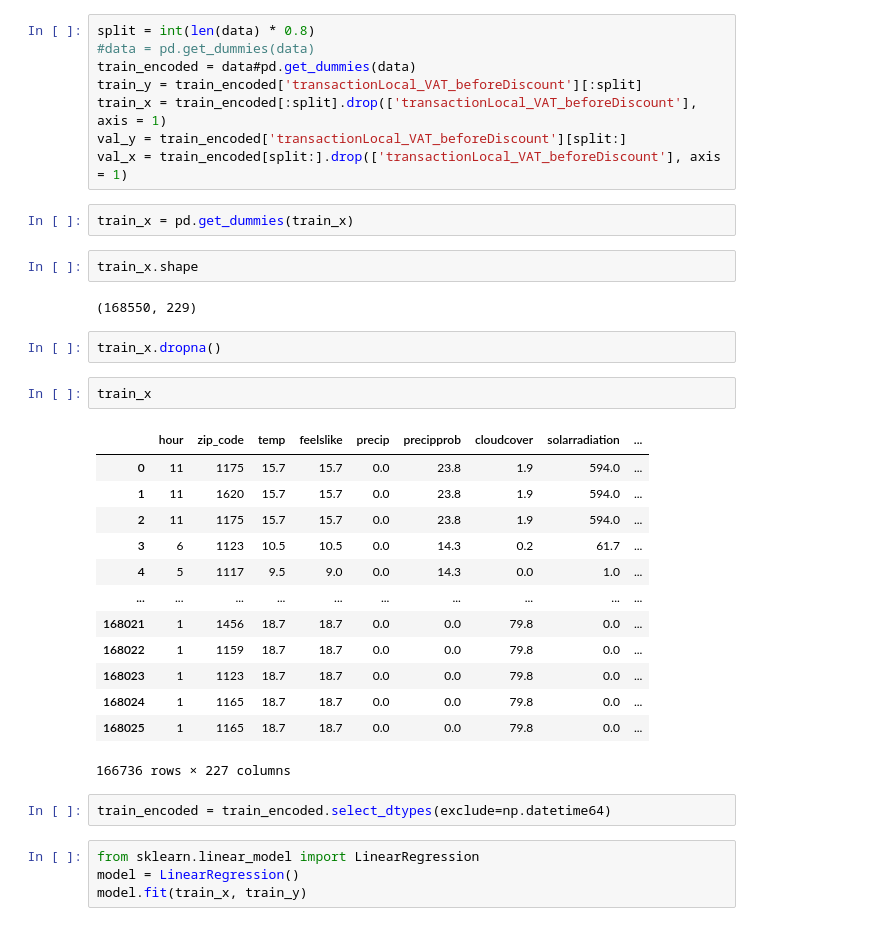
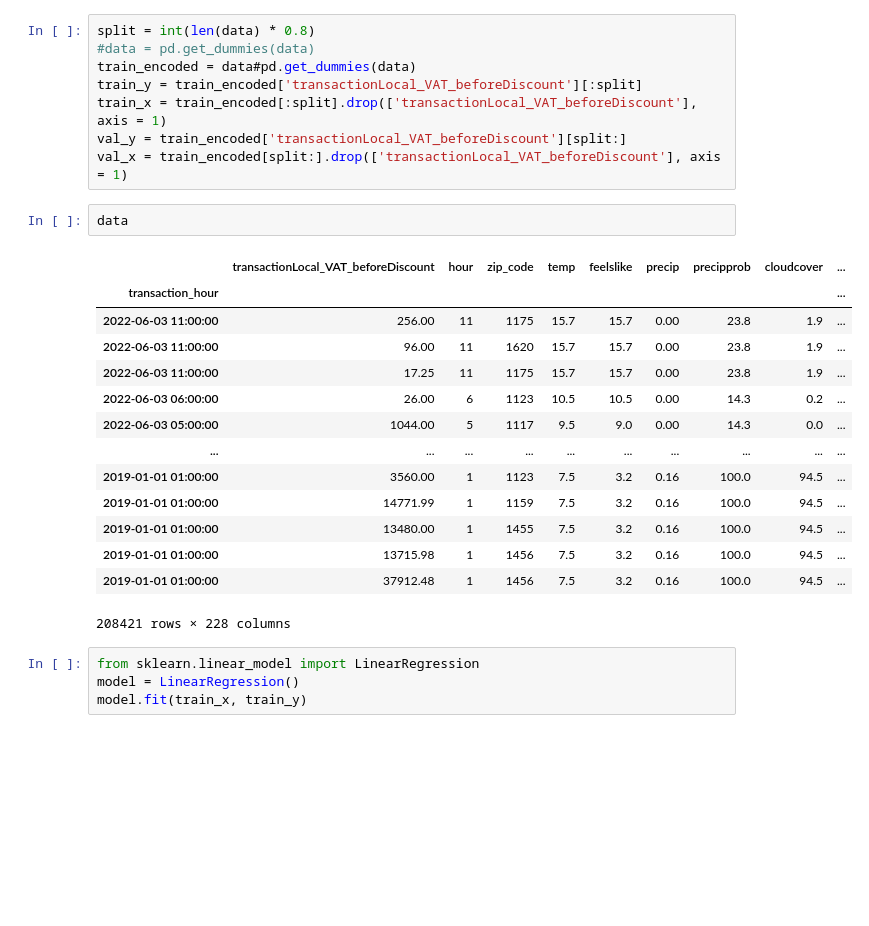
Before and after one commit to Maplewarrior/IntellishoreRekom, a Jupyter notebook: Untitled.ipynb, the cells around one changed output. Drawn from its saved outputs; the diff is of its cells as text; blank space fills up the shorter version.

```diff
--- a/Untitled.ipynb
+++ b/Untitled.ipynb
@@ -193,32 +193,23 @@ train_y = train_encoded['transactionLocal_VAT_beforeDiscount'][:split]
 train_x = train_encoded[:split].drop(['transactionLocal_VAT_beforeDiscount'], axis = 1)
 val_y = train_encoded['transactionLocal_VAT_beforeDiscount'][split:]
 val_x = train_encoded[split:].drop(['transactionLocal_VAT_beforeDiscount'], axis = 1)
-# %%
-train_x = pd.get_dummies(train_x)
-# %%
-train_x.shape
-# %% [output]
-(168550, 229)
-# %%
-train_x.dropna()
-# %%
-train_x
-# %% [output]
-|  | hour | zip_code | temp | feelslike | precip | precipprob | cloudcover | solarradiation | ... |
-| 0 | 11 | 1175 | 15.7 | 15.7 | 0.0 | 23.8 | 1.9 | 594.0 | ... |
-| 1 | 11 | 1620 | 15.7 | 15.7 | 0.0 | 23.8 | 1.9 | 594.0 | ... |
-| 2 | 11 | 1175 | 15.7 | 15.7 | 0.0 | 23.8 | 1.9 | 594.0 | ... |
-| 3 | 6 | 1123 | 10.5 | 10.5 | 0.0 | 14.3 | 0.2 | 61.7 | ... |
-| 4 | 5 | 1117 | 9.5 | 9.0 | 0.0 | 14.3 | 0.0 | 1.0 | ... |
-| ... | ... | ... | ... | ... | ... | ... | ... | ... | ... |
-| 168021 | 1 | 1456 | 18.7 | 18.7 | 0.0 | 0.0 | 79.8 | 0.0 | ... |
-| 168022 | 1 | 1159 | 18.7 | 18.7 | 0.0 | 0.0 | 79.8 | 0.0 | ... |
-| 168023 | 1 | 1123 | 18.7 | 18.7 | 0.0 | 0.0 | 79.8 | 0.0 | ... |
-| 168024 | 1 | 1165 | 18.7 | 18.7 | 0.0 | 0.0 | 79.8 | 0.0 | ... |
-| 168025 | 1 | 1165 | 18.7 | 18.7 | 0.0 | 0.0 | 79.8 | 0.0 | ... |
-166736 rows × 227 columns
-# %%
-train_encoded = train_encoded.select_dtypes(exclude=np.datetime64)
+# %%
+data
+# %% [output]
+|  | transactionLocal_VAT_beforeDiscount | hour | zip_code | temp | feelslike | precip | precipprob | cloudcover | ... |
+| transaction_hour |  |  |  |  |  |  |  |  | ... |
+| 2022-06-03 11:00:00 | 256.00 | 11 | 1175 | 15.7 | 15.7 | 0.00 | 23.8 | 1.9 | ... |
+| 2022-06-03 11:00:00 | 96.00 | 11 | 1620 | 15.7 | 15.7 | 0.00 | 23.8 | 1.9 | ... |
+| 2022-06-03 11:00:00 | 17.25 | 11 | 1175 | 15.7 | 15.7 | 0.00 | 23.8 | 1.9 | ... |
+| 2022-06-03 06:00:00 | 26.00 | 6 | 1123 | 10.5 | 10.5 | 0.00 | 14.3 | 0.2 | ... |
+| 2022-06-03 05:00:00 | 1044.00 | 5 | 1117 | 9.5 | 9.0 | 0.00 | 14.3 | 0.0 | ... |
+| ... | ... | ... | ... | ... | ... | ... | ... | ... | ... |
+| 2019-01-01 01:00:00 | 3560.00 | 1 | 1123 | 7.5 | 3.2 | 0.16 | 100.0 | 94.5 | ... |
+| 2019-01-01 01:00:00 | 14771.99 | 1 | 1159 | 7.5 | 3.2 | 0.16 | 100.0 | 94.5 | ... |
+| 2019-01-01 01:00:00 | 13480.00 | 1 | 1455 | 7.5 | 3.2 | 0.16 | 100.0 | 94.5 | ... |
+| 2019-01-01 01:00:00 | 13715.98 | 1 | 1456 | 7.5 | 3.2 | 0.16 | 100.0 | 94.5 | ... |
+| 2019-01-01 01:00:00 | 37912.48 | 1 | 1456 | 7.5 | 3.2 | 0.16 | 100.0 | 94.5 | ... |
+208421 rows × 228 columns
 # %%
 from sklearn.linear_model import LinearRegression
 model = LinearRegression()
```
Also changed, not shown: parts of 6 cells of this notebook, 1 other file.
